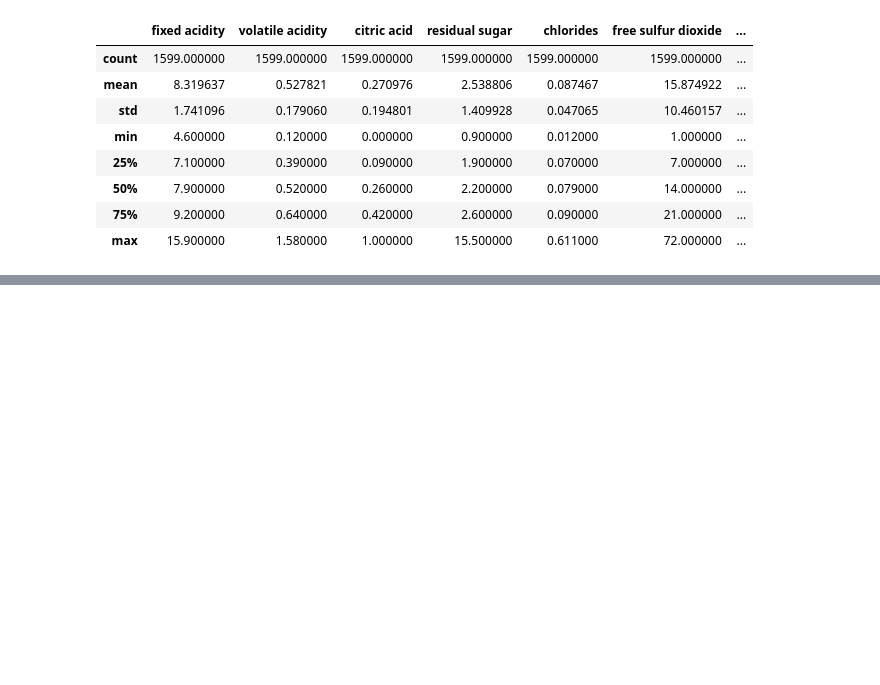
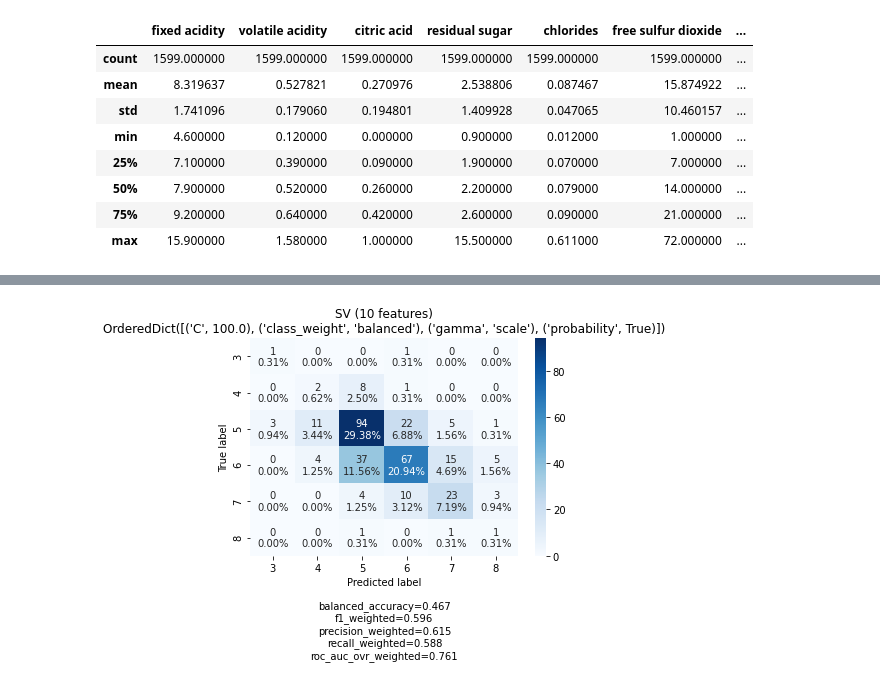
Before and after one commit to andersonmgomes/ML_prof_AnaLuizaBessa, a Jupyter notebook: 20211223-Trabalho04.ipynb, the cells around one changed output, grey strips where cells are left out. Drawn from its saved outputs; the diff is of its cells as text; code cells hidden in the pictures; blank space fills up the shorter version.

```diff
--- a/20211223-Trabalho04.ipynb
+++ b/20211223-Trabalho04.ipynb
@@ -231,0 +652,9 @@ automl.getBestConfusionMatrix();
+# %%
+automl2 = AutoML(dsWineRed
+                , y_colname='quality'
+                , ds_name='experimento_2'
+                , metrics=METRICS #mesmas métricas definidas originalmente para o experimento 1
+                , ngen=5 #Número de gerações do algoritmo genético que otimiza a busca pela melhor combinação de features/algoritmos
+                , n_inter_bayessearch=10 #Número de iterações do Bayesian optimization
+                )
+automl2.getResults()
@@ -231,0 +692,4 @@ automl.getBestConfusionMatrix();
+# %%
+automl2.getBestConfusionMatrix();
+# %% [output]
+[figure, added]
```
Also changed, not shown: parts of 31 cells of this notebook, 24 other files.
